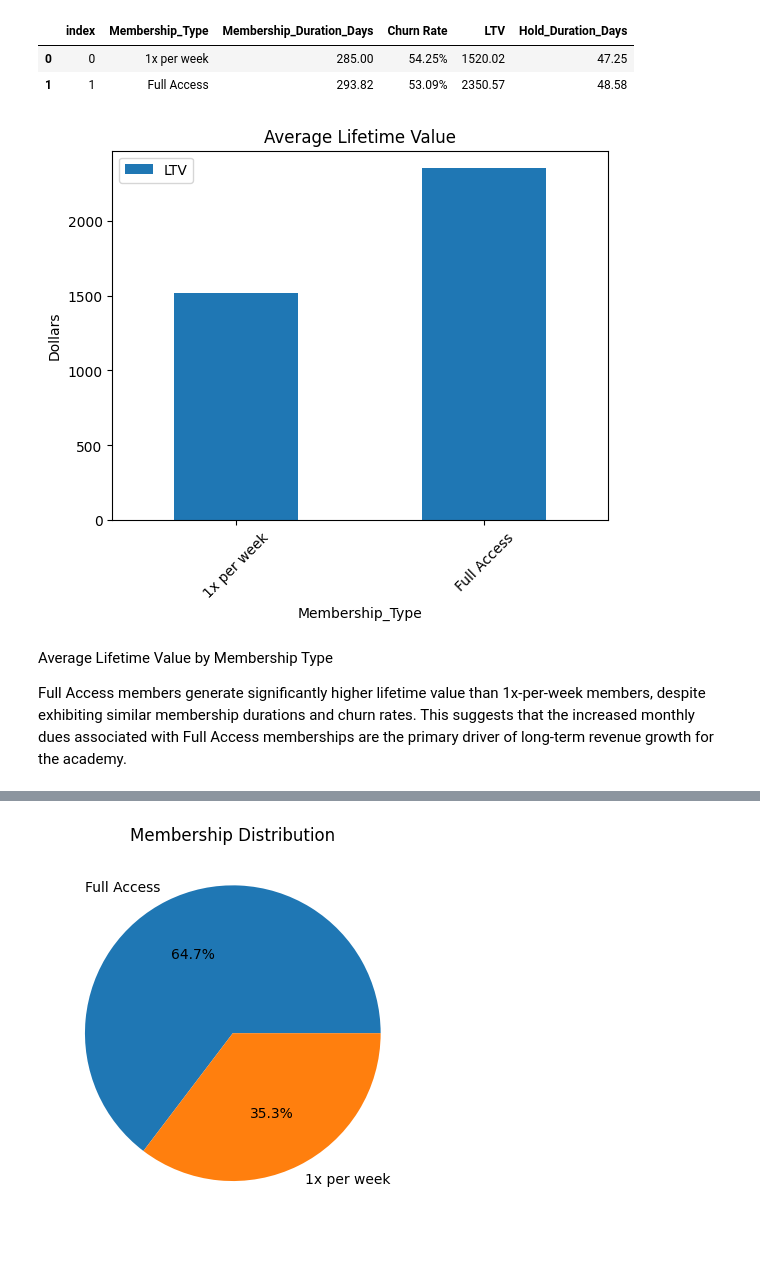
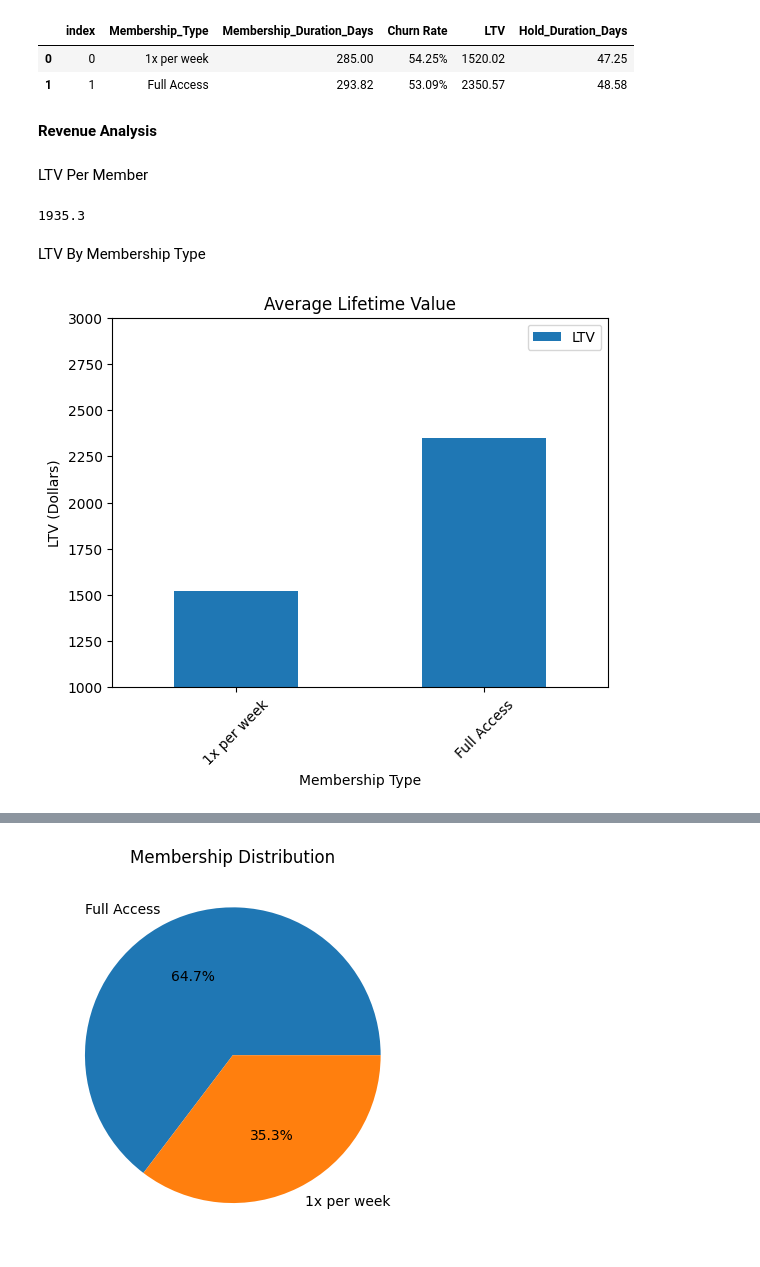
Before and after one commit to NMcPherson97/BJJ-Membership-Analysis, a Jupyter notebook: memberanalysis.ipynb, the cells around one changed output, grey strips where cells are left out. Drawn from its saved outputs; the diff is of its cells as text; code cells hidden in the pictures.

Commit message:
Retention, Revenue and Holds

```diff
--- a/memberanalysis.ipynb
+++ b/memberanalysis.ipynb
@@ -21,18 +23,24 @@ display(
+# %% [markdown]
+**Revenue Analysis**
+# %% [markdown]
+LTV Per Member
+# %%
+print(kpi_table['LTV'].mean().round(2))
+# %% [output]
+1935.3
+# %% [markdown]
+LTV By Membership Type
 # %%
 kpi_table.plot(
     kind='bar',
     x='Membership_Type',
     y='LTV'
 )
-
 plt.title('Average Lifetime Value')
 plt.xlabel('Membership Type')
-plt.ylabel('Dollars')
+plt.ylabel('LTV (Dollars)')
 plt.xticks(rotation=45)
+plt.ylim(1000,3000)
 plt.show()
 # %% [output]
-[figure, old version]
+[figure, new version]
-# %% [markdown]
-Average Lifetime Value by Membership Type
-
-Full Access members generate significantly higher lifetime value than 1x-per-week members, despite exhibiting similar membership durations and churn rates. This suggests that the increased monthly dues associated with Full Access memberships are the primary driver of long-term revenue growth for the academy.
```
Also changed, not shown: parts of 17 cells of this notebook, 1 other file.
